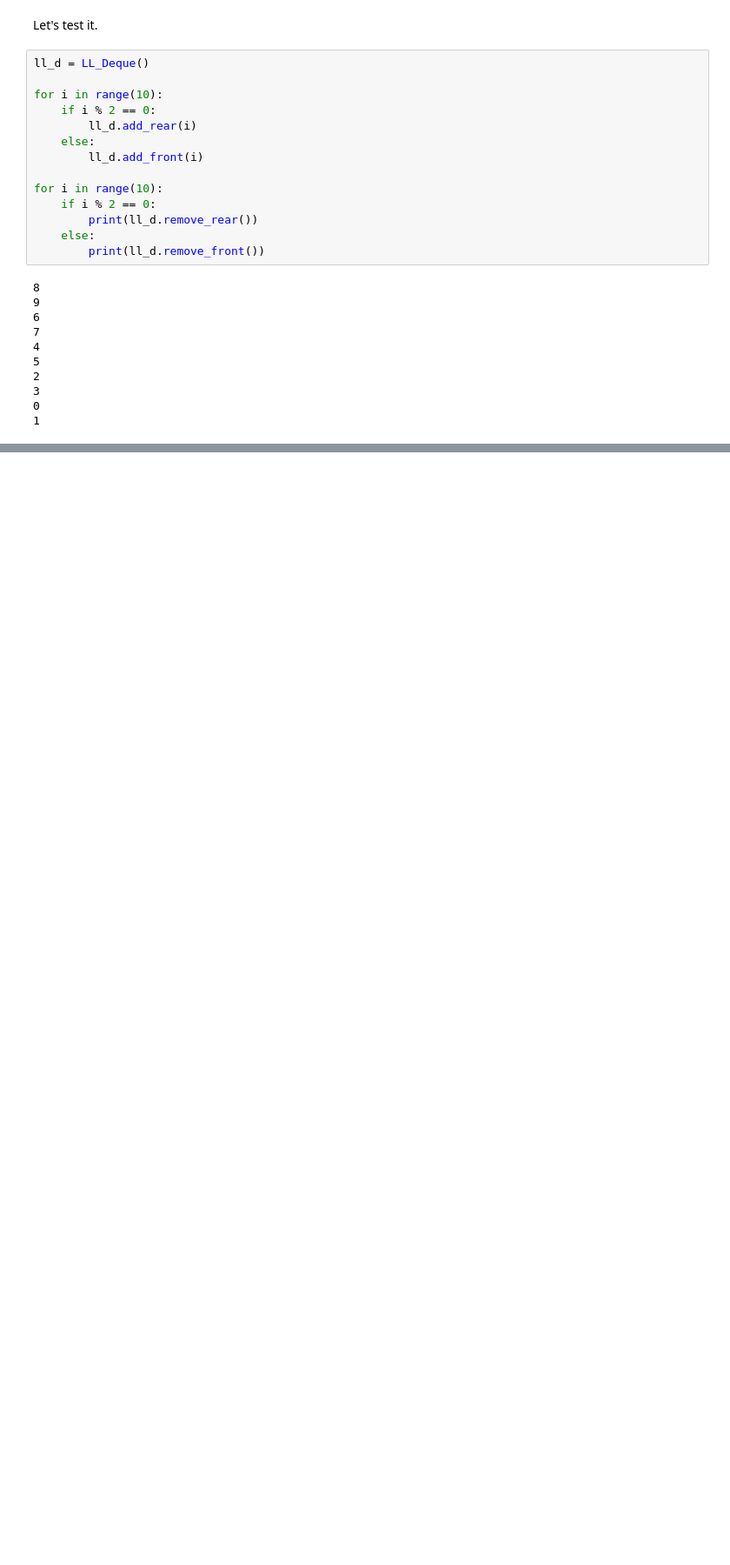
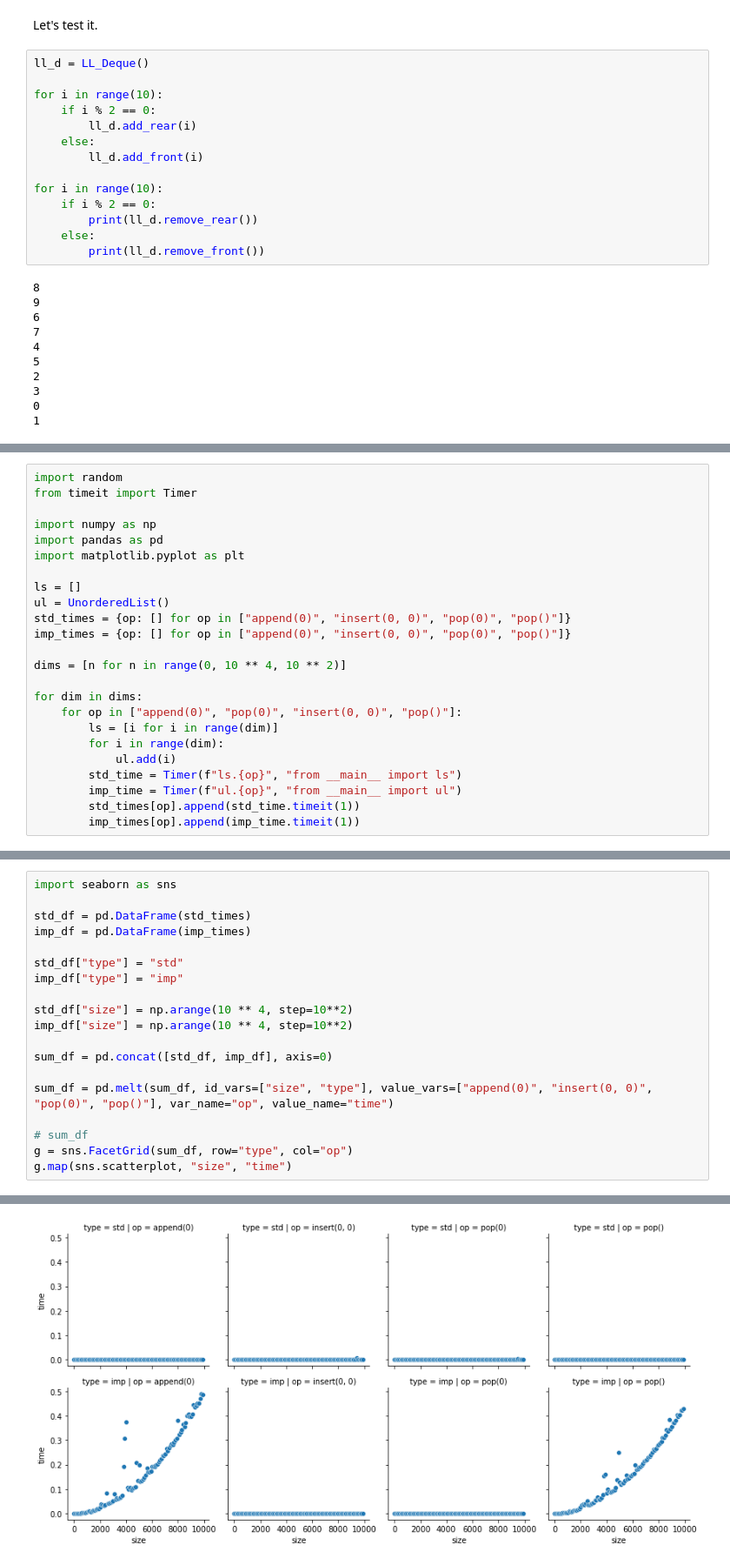
Before and after one commit to RiccardoMPesce/PythonDS3-Assignments, a Jupyter notebook: chapter4/chapter4_exercises.ipynb, the cells around one changed output, grey strips where cells are left out. Shown at 87% size. Saved outputs shown, nothing was run; the diff lists cells and outputs as text; blank space fills up the shorter version.

```diff
--- a/chapter4/chapter4_exercises.ipynb
+++ b/chapter4/chapter4_exercises.ipynb
@@ -1580,0 +1443,24 @@ g.set(ylim=(0, 0.00001))
+# %%
+import random
+from timeit import Timer
+
+import numpy as np
+import pandas as pd
+import matplotlib.pyplot as plt
+
+ls = []
+ul = UnorderedList()
+std_times = {op: [] for op in ["append(0)", "insert(0, 0)", "pop(0)", "pop()"]}
+imp_times = {op: [] for op in ["append(0)", "insert(0, 0)", "pop(0)", "pop()"]}
+
+dims = [n for n in range(0, 10 ** 4, 10 ** 2)]
+
+for dim in dims:
+    for op in ["append(0)", "pop(0)", "insert(0, 0)", "pop()"]:
+        ls = [i for i in range(dim)]
+        for i in range(dim):
+            ul.add(i)
+        std_time = Timer(f"ls.{op}", "from __main__ import ls")
+        imp_time = Timer(f"ul.{op}", "from __main__ import ul")
+        std_times[op].append(std_time.timeit(1))
+        imp_times[op].append(imp_time.timeit(1))
@@ -1580,0 +1469,20 @@ g.set(ylim=(0, 0.00001))
+# %%
+import seaborn as sns
+
+std_df = pd.DataFrame(std_times)
+imp_df = pd.DataFrame(imp_times)
+
+std_df["type"] = "std"
+imp_df["type"] = "imp"
+
+std_df["size"] = np.arange(10 ** 4, step=10**2)
+imp_df["size"] = np.arange(10 ** 4, step=10**2)
+
+sum_df = pd.concat([std_df, imp_df], axis=0)
+
+sum_df = pd.melt(sum_df, id_vars=["size", "type"], value_vars=["append(0)", "insert(0, 0)", "pop(0)", "pop()"], var_name="op", value_name="time")
+
+# sum_df
+g = sns.FacetGrid(sum_df, row="type", col="op")
+g.map(sns.scatterplot, "size", "time")
+# %% [output]
@@ -1580,0 +1490 @@ g.set(ylim=(0, 0.00001))
+[figure, added]
```
Also changed, not shown: parts of 16 cells of this notebook.
